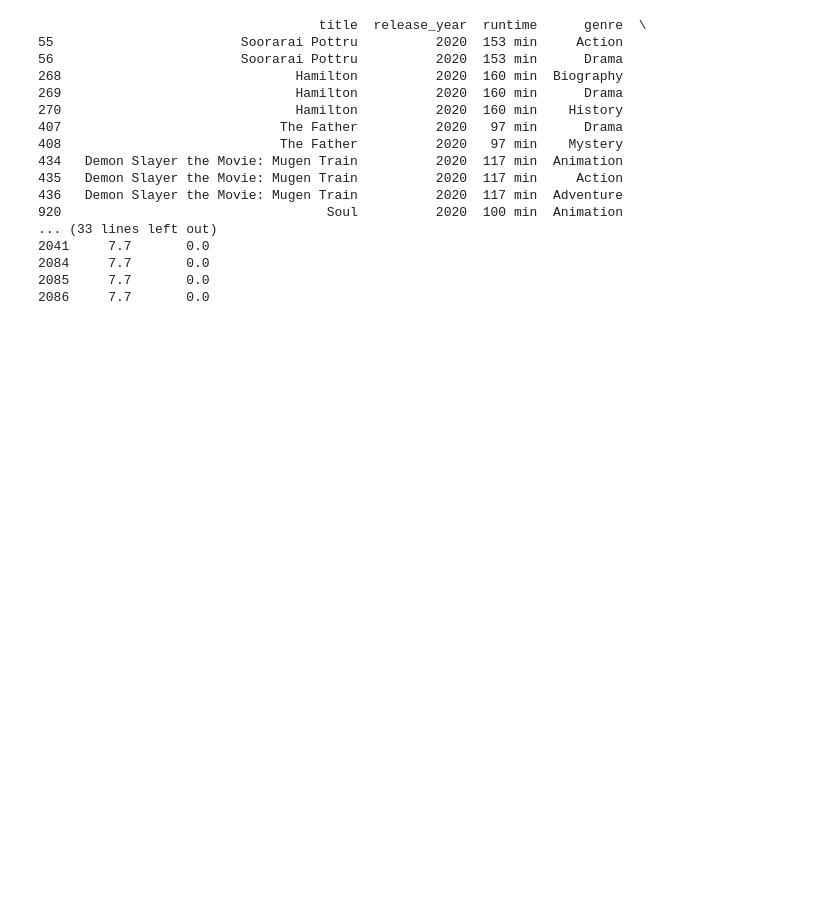
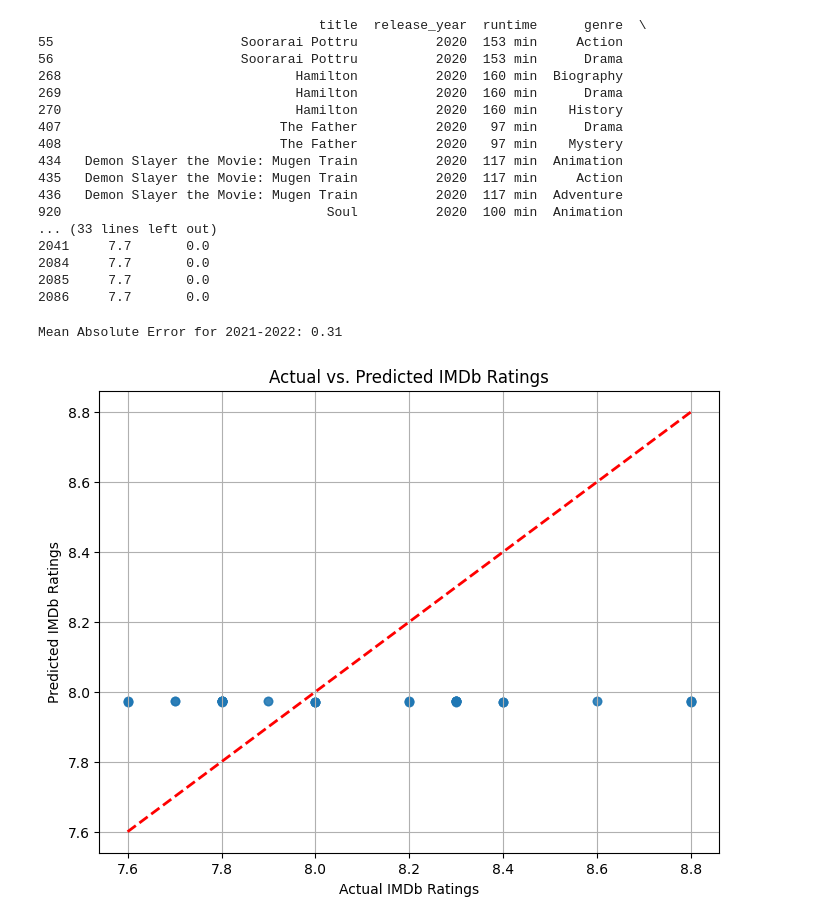
Before and after one commit to AlecVangilbergen/imdb_rating_project, a Jupyter notebook: imdb_rating_project/movies_test.ipynb, the cells around one changed output. Saved outputs shown, nothing was run; the diff lists cells and outputs as text; code cells hidden in the pictures; blank space fills up the shorter version.

```diff
--- a/imdb_rating_project/movies_test.ipynb
+++ b/imdb_rating_project/movies_test.ipynb
@@ -126,3 +128,40 @@ print(movies_2020)
 2084     7.7       0.0
 2085     7.7       0.0
 2086     7.7       0.0
+# %%
+# Split the data into training and testing sets
+train_data = data[data['release_year'].between(2001, 2020)]
+test_data = data[data['release_year'].between(2021, 2022)]
+
+# Create a simple linear regression model
+model = LinearRegression()
+
+# Train the model
+X_train = train_data[['release_year']]
+y_train = train_data['rating']
+model.fit(X_train, y_train)
+
+# Make predictions for future years (e.g., 2023)
+X_test = test_data[['release_year']]
+y_pred = model.predict(X_test)
+
+# Evaluate the model's performance
+mae = mean_absolute_error(test_data['rating'], y_pred)
+print(f"Mean Absolute Error for 2021-2022: {mae:.2f}")
+# Assuming y_test contains the actual IMDb ratings for the testing set
+y_test = test_data['rating']
+
+# Create a scatter plot to visualize predictions vs. actual ratings
+plt.figure(figsize=(8, 6))
+plt.scatter(y_test, y_pred, alpha=0.5)
+plt.xlabel('Actual IMDb Ratings')
+plt.ylabel('Predicted IMDb Ratings')
+plt.title('Actual vs. Predicted IMDb Ratings')
+plt.grid(True)
+
+# Add a line for a perfect prediction (actual = predicted)
+plt.plot([min(y_test), max(y_test)], [min(y_test), max(y_test)], color='red', linestyle='--', lw=2)
+plt.show()
+# %% [output]
+Mean Absolute Error for 2021-2022: 0.31
+[figure, added]
```
Also changed, not shown: parts of 1 cell of this notebook.
